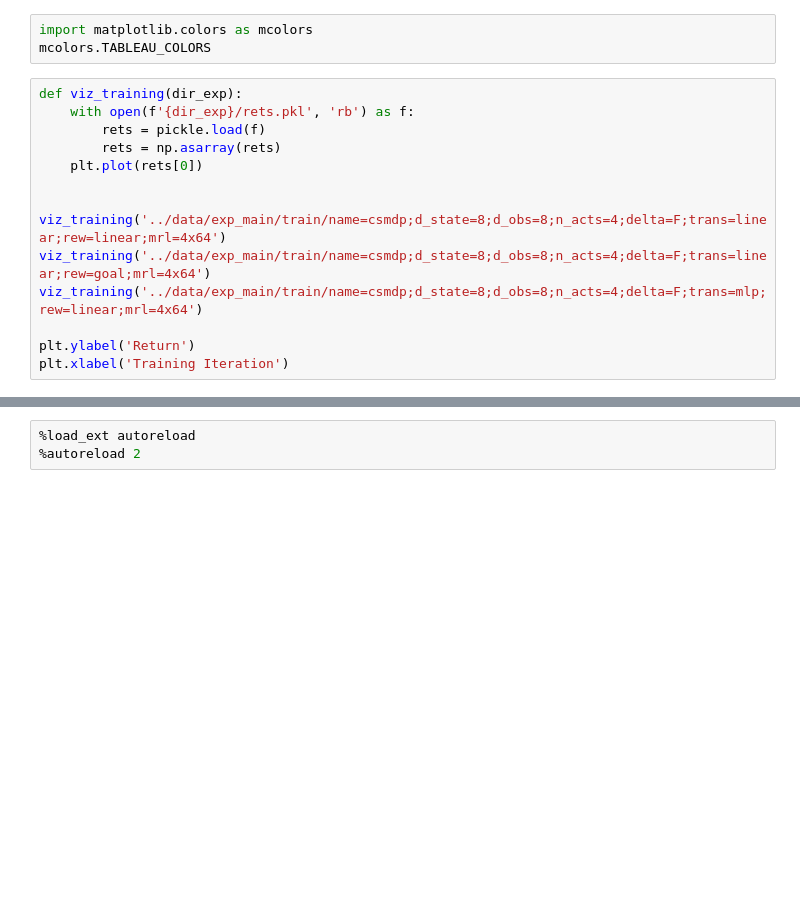
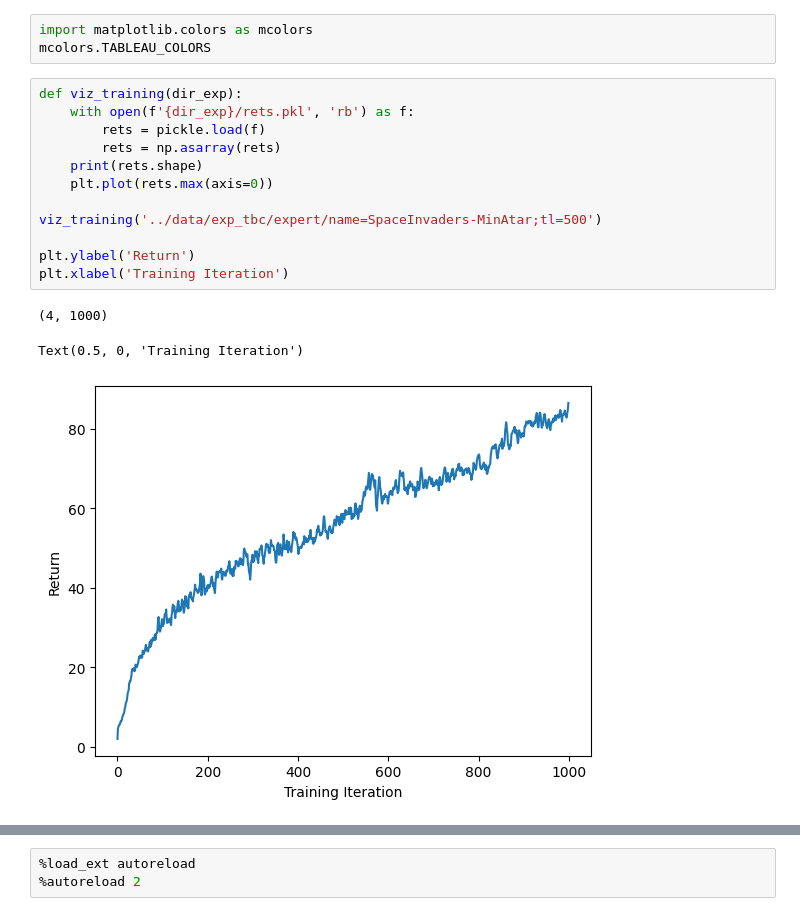
Before and after one commit to akarshkumar0101/synthetic-mdps, a Jupyter notebook: src/temp.ipynb, the cells around one changed output, grey strips where cells are left out. Cells and saved outputs as stored; diff of their text form; blank space fills up the shorter version.

```diff
--- a/src/temp.ipynb
+++ b/src/temp.ipynb
@@ -70,14 +71,16 @@ mcolors.TABLEAU_COLORS
 # %%
 def viz_training(dir_exp):
     with open(f'{dir_exp}/rets.pkl', 'rb') as f:
         rets = pickle.load(f)
         rets = np.asarray(rets)
-    plt.plot(rets[0])
+    print(rets.shape)
+    plt.plot(rets.max(axis=0))
 
-
-viz_training('../data/exp_main/train/name=csmdp;d_state=8;d_obs=8;n_acts=4;delta=F;trans=linear;rew=linear;mrl=4x64')
-viz_training('../data/exp_main/train/name=csmdp;d_state=8;d_obs=8;n_acts=4;delta=F;trans=linear;rew=goal;mrl=4x64')
-viz_training('../data/exp_main/train/name=csmdp;d_state=8;d_obs=8;n_acts=4;delta=F;trans=mlp;rew=linear;mrl=4x64')
+viz_training('../data/exp_tbc/expert/name=SpaceInvaders-MinAtar;tl=500')
 
 plt.ylabel('Return')
 plt.xlabel('Training Iteration')
+# %% [output]
+(4, 1000)
+Text(0.5, 0, 'Training Iteration')
+[figure, added]
```
Also changed, not shown: parts of 9 cells of this notebook, 4 other files.
